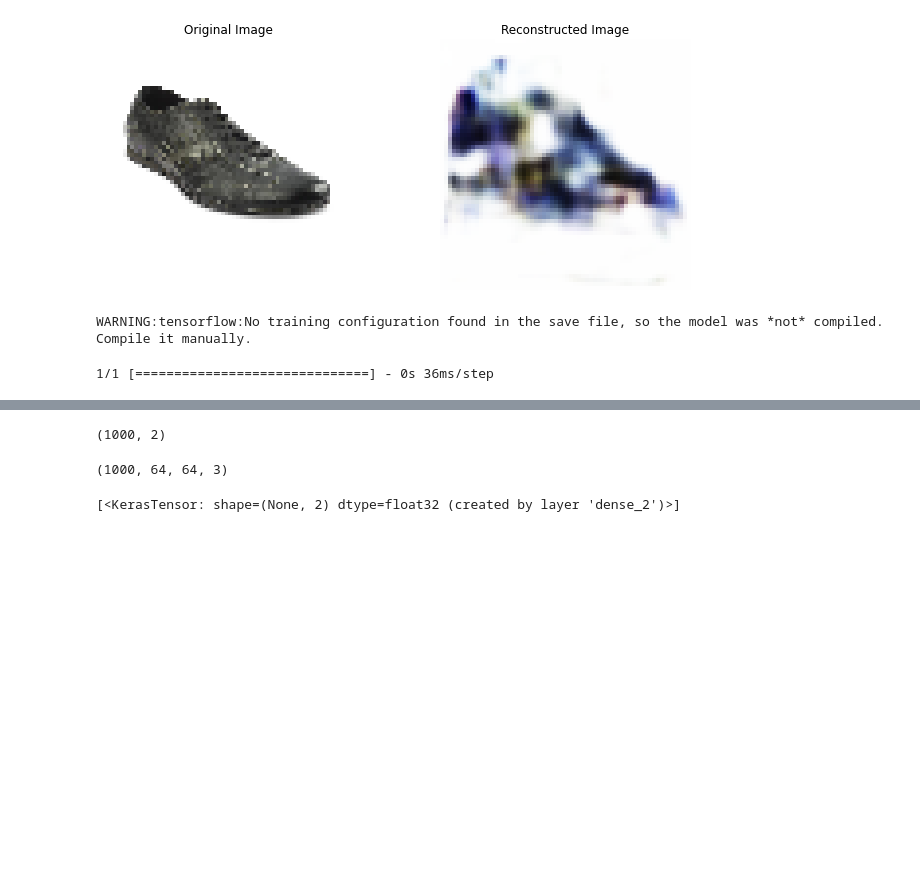
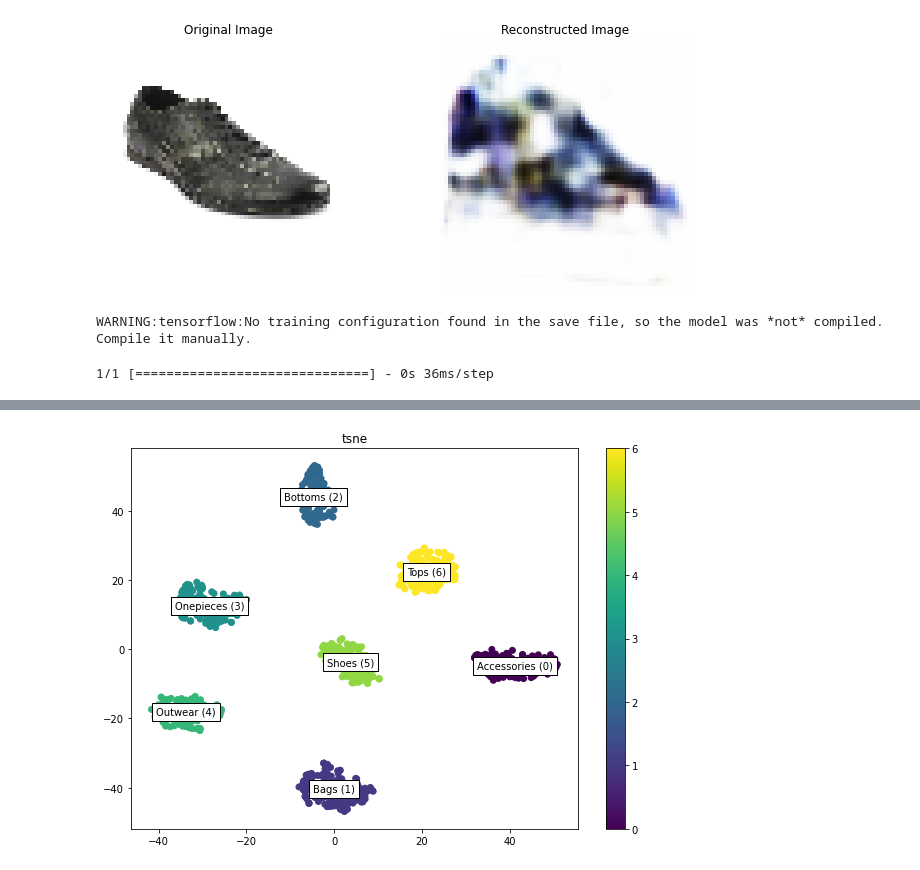
Before and after one commit to thanbskt/Recommendation_tool, a Jupyter notebook: autoencoders.ipynb, the cells around one changed output, grey strips where cells are left out. Saved outputs shown, nothing was run; the diff lists cells and outputs as text; code cells hidden in the pictures; blank space fills up the shorter version.

```diff
--- a/autoencoders.ipynb
+++ b/autoencoders.ipynb
@@ -399,12 +379,4 @@ plot_latent('imgs', 300, 'pca')
-# %%
-coords.shape
-# %% [output]
-(1000, 2)
-# %%
-inputs.shape
-# %% [output]
-(1000, 64, 64, 3)
-# %%
-encoder.outputs
-# %% [output]
-[<KerasTensor: shape=(None, 2) dtype=float32 (created by layer 'dense_2')>]
+# %%
+plot_latent('dots', 1000, 'tsne')
+# %% [output]
+[figure, added]
```
Also changed, not shown: parts of 26 cells of this notebook.
